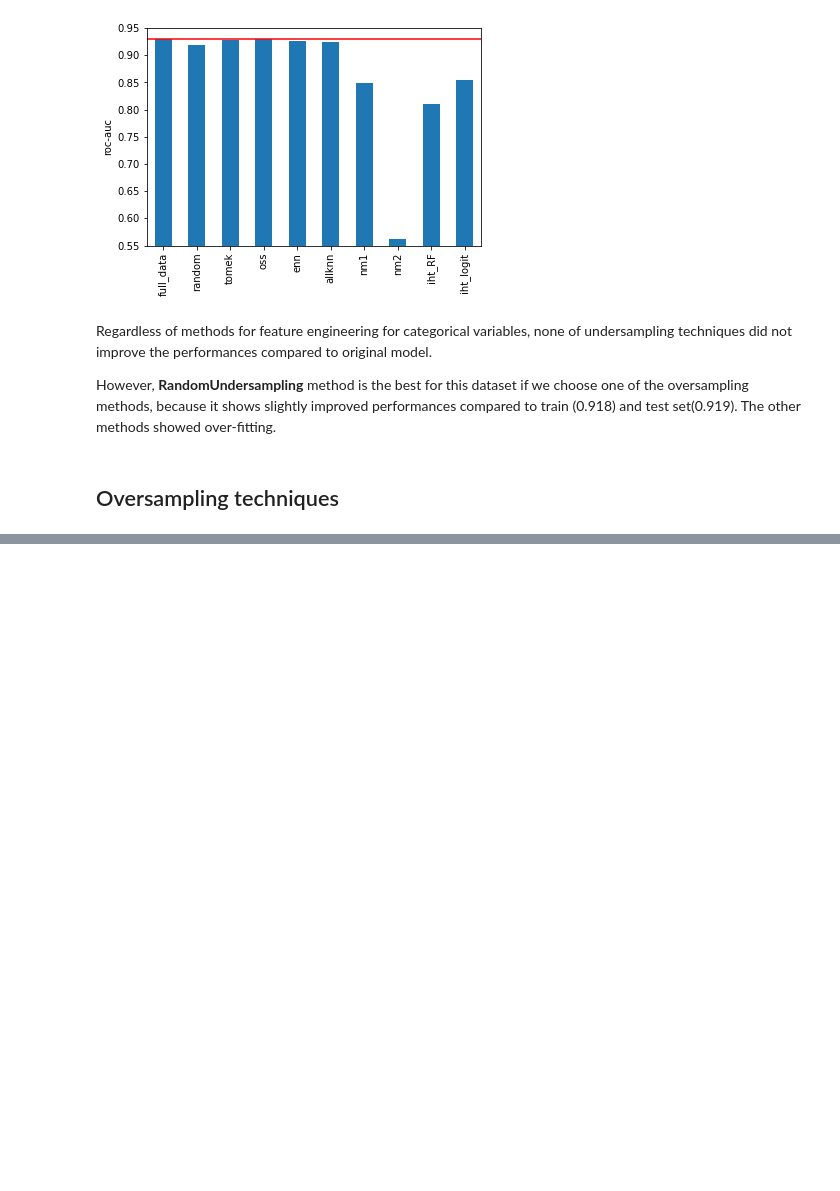
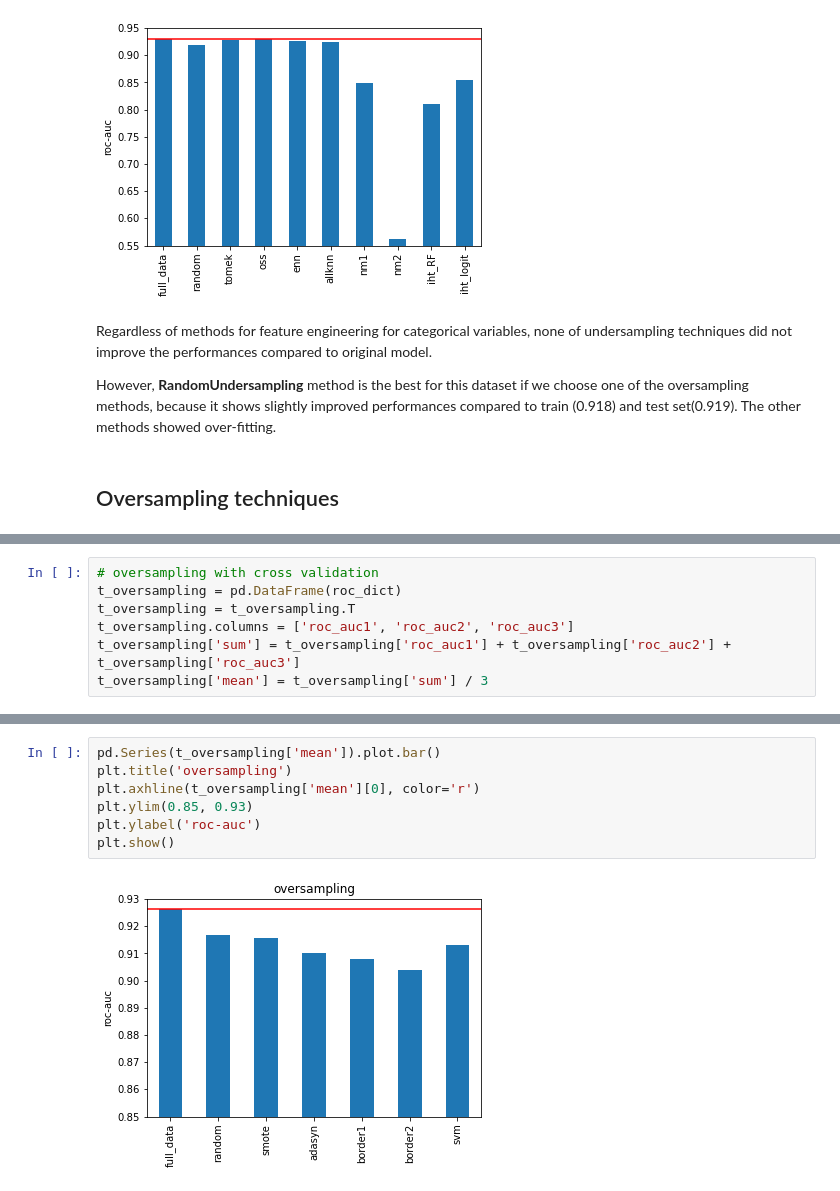
Before and after one commit to zoeyejiseoung/BankMarketing, a Jupyter notebook: Bank_Marketing_BalancingSampling.ipynb, the cells around one changed output, grey strips where cells are left out. Drawn from its saved outputs; the diff is of its cells as text; blank space fills up the shorter version.

```diff
--- a/Bank_Marketing_BalancingSampling.ipynb
+++ b/Bank_Marketing_BalancingSampling.ipynb
@@ -457,0 +1103,7 @@ However, __RandomUndersampling__ method is the best for this dataset if we choos
+# %%
+# oversampling with cross validation
+t_oversampling = pd.DataFrame(roc_dict)
+t_oversampling = t_oversampling.T
+t_oversampling.columns = ['roc_auc1', 'roc_auc2', 'roc_auc3']
+t_oversampling['sum'] = t_oversampling['roc_auc1'] + t_oversampling['roc_auc2'] + t_oversampling['roc_auc3']
+t_oversampling['mean'] = t_oversampling['sum'] / 3
@@ -457,0 +1157,9 @@ However, __RandomUndersampling__ method is the best for this dataset if we choos
+# %%
+pd.Series(t_oversampling['mean']).plot.bar()
+plt.title('oversampling')
+plt.axhline(t_oversampling['mean'][0], color='r')
+plt.ylim(0.85, 0.93)
+plt.ylabel('roc-auc')
+plt.show()
+# %% [output]
+[figure, added]
```
Also changed, not shown: parts of 31 cells of this notebook.
